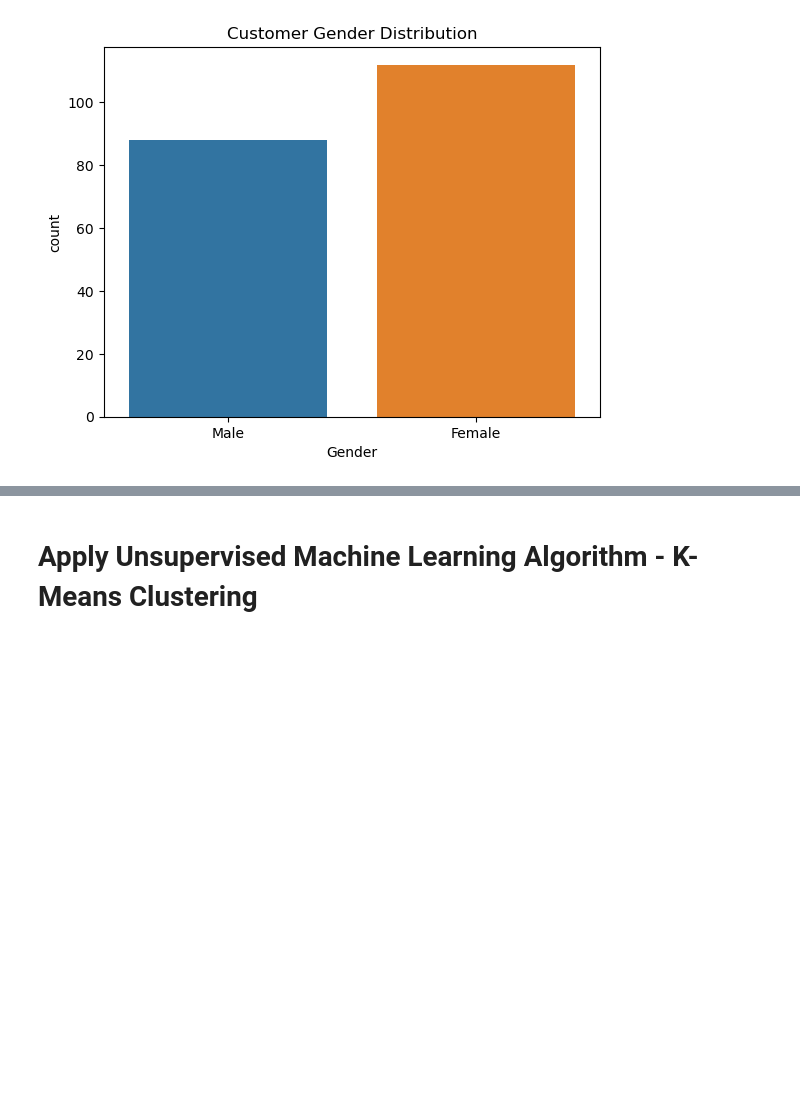
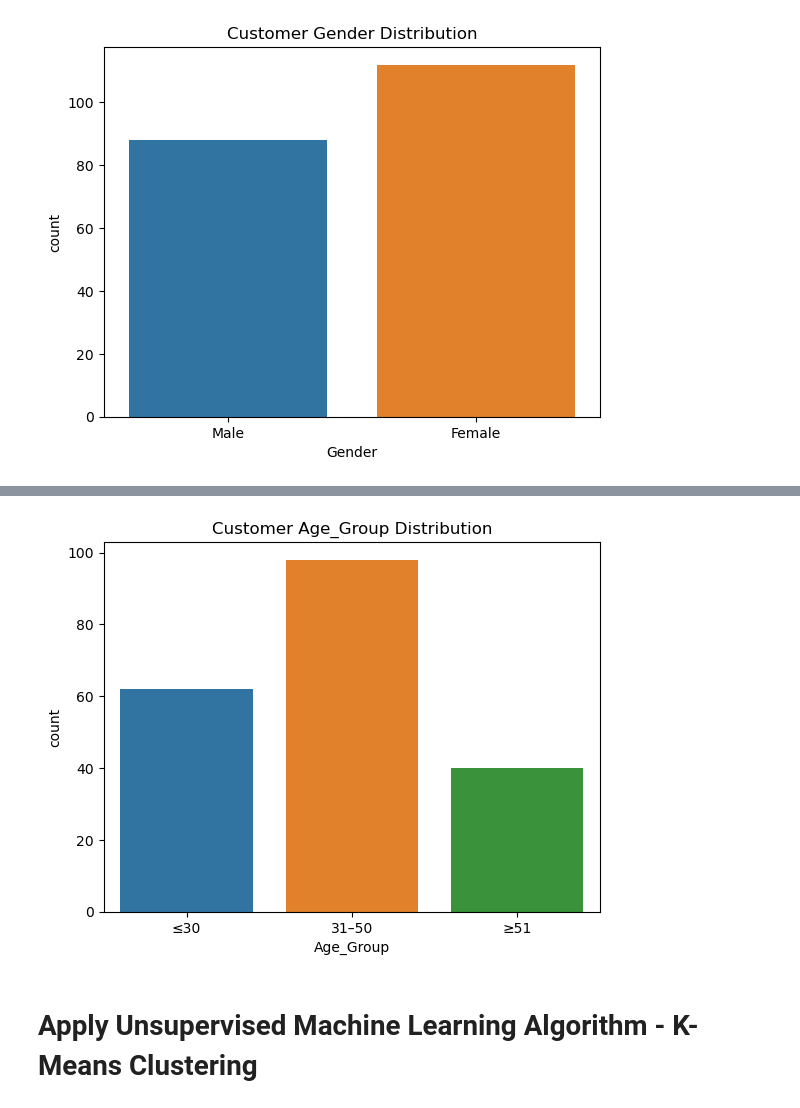
Before and after one commit to SweetySeelam2/customer-segmentation-ML, a Jupyter notebook: Customer_Segmentation_KMeans_Clustering.ipynb, the cells around one changed output, grey strips where cells are left out. Cells and saved outputs as stored; diff of their text form; code cells hidden in the pictures; blank space fills up the shorter version.

```diff
--- a/Customer_Segmentation_KMeans_Clustering.ipynb
+++ b/Customer_Segmentation_KMeans_Clustering.ipynb
@@ -78,3 +102,9 @@ plt.show()
+# %%
+sns.countplot(x=df['Age_Group'])
+plt.title("Customer Age_Group Distribution")
+plt.show()
+# %% [output]
+[figure, added]
 # %% [markdown]
 # Apply Unsupervised Machine Learning Algorithm - K-Means Clustering
 # %%
```
Also changed, not shown: parts of 15 cells of this notebook.
